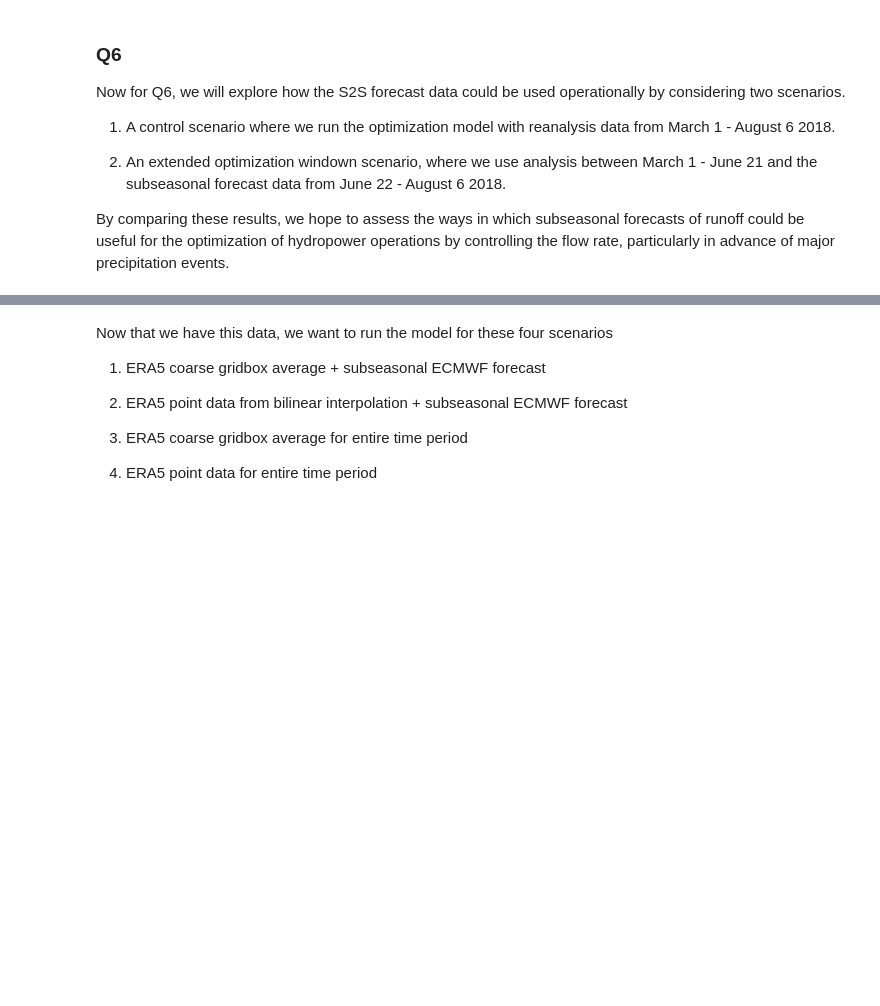
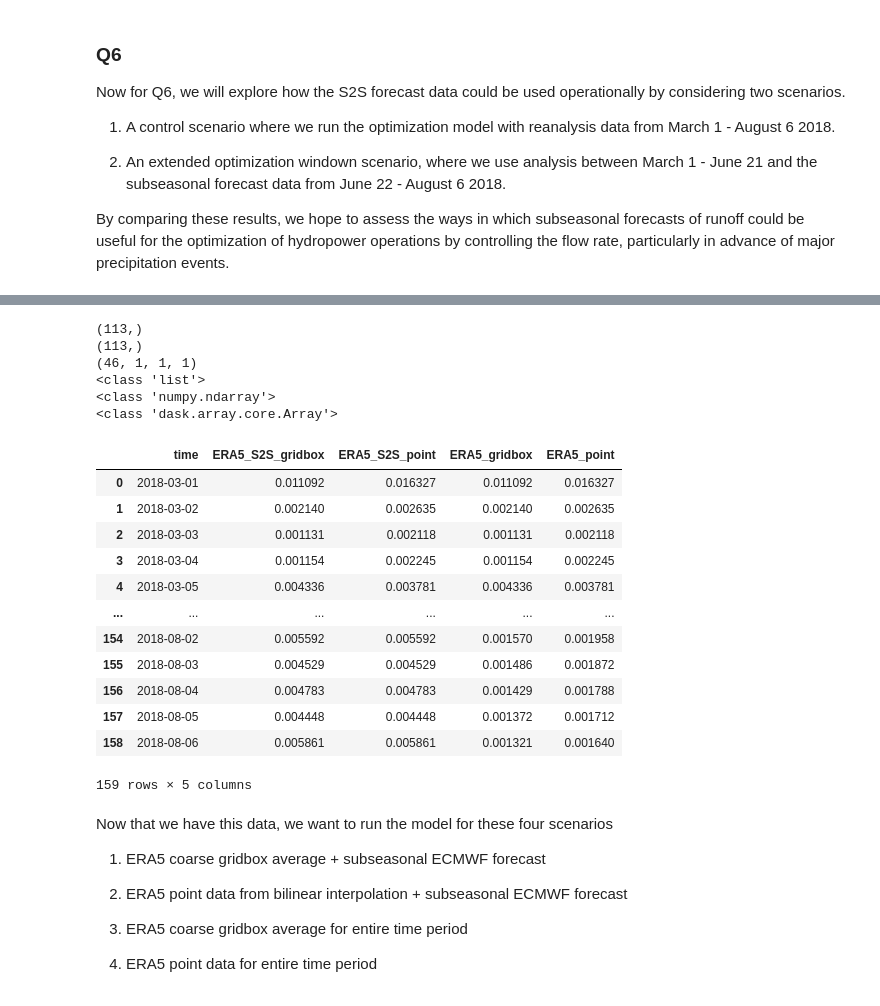
Before and after one commit to benhutchmet/MTMG50-Technical-Assignment, a Jupyter notebook: damop_notebook.ipynb, the cells around one changed output, grey strips where cells are left out. Drawn from its saved outputs; the diff is of its cells as text; code cells hidden in the pictures; blank space fills up the shorter version.

Commit message:
modified importing the ERA5 data functions to be cleaner

```diff
--- a/damop_notebook.ipynb
+++ b/damop_notebook.ipynb
@@ -1109,5 +891,4 @@ df_ERA5_S2S
 # %%
-# improve this code - WIP
 
 # define a function to process the ERA5 data
 def process_era5_data(gridbox_path, point_path, start_date, end_date):
@@ -1126,36 +907,108 @@ def process_era5_data(gridbox_path, point_path, start_date, end_date):
     # get the mean of the point data
     era5_point_mean = era5_point.resample(time='1D').mean()
 
     # extra processing of the gridbox data
     # replace the nan values with 0
     era5_gridbox_mean['ro'].values = np.where(np.isnan(era5_gridbox_mean['ro'].values), 0, era5_gridbox_mean['ro'].values)
 
     # specify only the non-zero values
     nonzero_indicies = np.nonzero(era5_gridbox_mean['ro'].values.flatten())
     nonzero_values = era5_gridbox_mean['ro'].values.flatten()[nonzero_indicies]
 
     # take the means of sequential pairs of values
     pairs = [(nonzero_values[i], nonzero_values[i+1]) for i in range(0, len(nonzero_values), 2)]
     nonzero_values_means = [np.mean(pair) for pair in pairs]
 
     # set the data for return
     era5_gridbox_mean = nonzero_values_means
     era5_point_mean = era5_point_mean['ro'].values.flatten()
 
     # return the gridbox and point data
     return era5_gridbox_mean, era5_point_mean
 
 
 # working on neatening up the code
 def create_Q6_dataframe(runoffarr_all_members, gridbox_path, point_path):
+
     """Create a dataframe containing the runoff for Q6"""
 
     # get the mean from the S2S ensemble
     runoff_mean = runoffarr_all_members.mean(axis=0)
 
-    # import the gridbox and point data
-    era5_gridbox_mean = xr.open_dataset(gridbox_path)
-    era5_point_mean = xr.open_dataset(point_path)
+    # set the start and end dates for the runup period
+    start_date = '2018-03-01'
+    end_date = '2018-06-21'
+
+    # import the gridbox and point data for the runup period
+    era5_gridbox_runup, era5_point_runup = process_era5_data(gridbox_path, point_path, start_date, end_date)
+
+    # set the start and end dates for the full period
+    start_date = '2018-03-01'
+    end_date = '2018-08-06'
+
+    # import the gridbox and point data for the full period
+    era5_gridbox_full, era5_point_full = process_era5_data(gridbox_path, point_path, start_date, end_date)
+
+    # create the time array for the dataframe
+    time = pd.date_range('2018-03-01', '2018-08-06', freq='1D')
+
+    # print the shapes for debugging
+    print(np.shape(era5_gridbox_runup))
+    print(np.shape(era5_point_runup))
+    print(np.shape(runoff_mean))
+
+    # print the types for debugging
+    print(type(era5_gridbox_runup))
+    print(type(era5_point_runup))
+    print(type(runoff_mean))
+
+    # create the stacked ERA5/S2S datasets for the dataframe
+    ERA5_S2S_gridbox = np.hstack((np.array(era5_gridbox_runup), runoff_mean.flatten()))
+    ERA5_S2S_point = np.hstack((era5_point_runup, runoff_mean.flatten()))
+
+    # create the dataframe
+    df = pd.DataFrame(columns=['time', 'ERA5_S2S_gridbox', 'ERA5_S2S_point', 'ERA5_gridbox', 'ERA5_point'])
+
+    # add the data to the dataframe
+    df['time'] = time
+    df['ERA5_S2S_gridbox'] = ERA5_S2S_gridbox
+    df['ERA5_S2S_point'] = ERA5_S2S_point
+    df['ERA5_gridbox'] = era5_gridbox_full
+    df['ERA5_point'] = era5_point_full
+
+    # return the dataframe
+    return df
+
+# define the path to the ERA5 gridbox data
+gridbox_path = r'C:\Users\Ben Hutchins\OneDrive - University of Reading\Documents\GitHub\MTMG50-Technical-Assignment\japan_ERA5land_20170601-20190801_coarse_subset.nc'
+point_path = r'C:\Users\Ben Hutchins\OneDrive - University of Reading\Documents\GitHub\MTMG50-Technical-Assignment\tokuyama_daymean.nc'
+
+# create the dataframe
+
+df_ERA5_S2S = create_Q6_dataframe(runoffarr_all_members, gridbox_path, point_path)
+
+# check the dataframe
+# df_ERA5_S2S
+# %% [output]
+(113,)
+(113,)
+(46, 1, 1, 1)
+<class 'list'>
+<class 'numpy.ndarray'>
+<class 'dask.array.core.Array'>
+|  | time | ERA5_S2S_gridbox | ERA5_S2S_point | ERA5_gridbox | ERA5_point |
+| 0 | 2018-03-01 | 0.011092 | 0.016327 | 0.011092 | 0.016327 |
+| 1 | 2018-03-02 | 0.002140 | 0.002635 | 0.002140 | 0.002635 |
+| 2 | 2018-03-03 | 0.001131 | 0.002118 | 0.001131 | 0.002118 |
+| 3 | 2018-03-04 | 0.001154 | 0.002245 | 0.001154 | 0.002245 |
+| 4 | 2018-03-05 | 0.004336 | 0.003781 | 0.004336 | 0.003781 |
+| ... | ... | ... | ... | ... | ... |
+| 154 | 2018-08-02 | 0.005592 | 0.005592 | 0.001570 | 0.001958 |
+| 155 | 2018-08-03 | 0.004529 | 0.004529 | 0.001486 | 0.001872 |
+| 156 | 2018-08-04 | 0.004783 | 0.004783 | 0.001429 | 0.001788 |
+| 157 | 2018-08-05 | 0.004448 | 0.004448 | 0.001372 | 0.001712 |
+| 158 | 2018-08-06 | 0.005861 | 0.005861 | 0.001321 | 0.001640 |
+159 rows × 5 columns
 # %% [markdown]
 Now that we have this data, we want to run the model for these four scenarios
 
```
Also changed, not shown: parts of 1 cell of this notebook.
